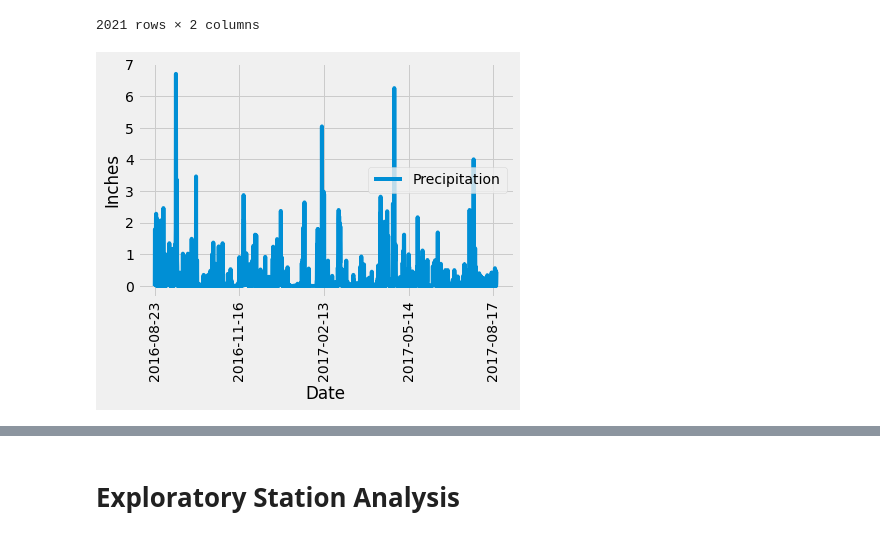
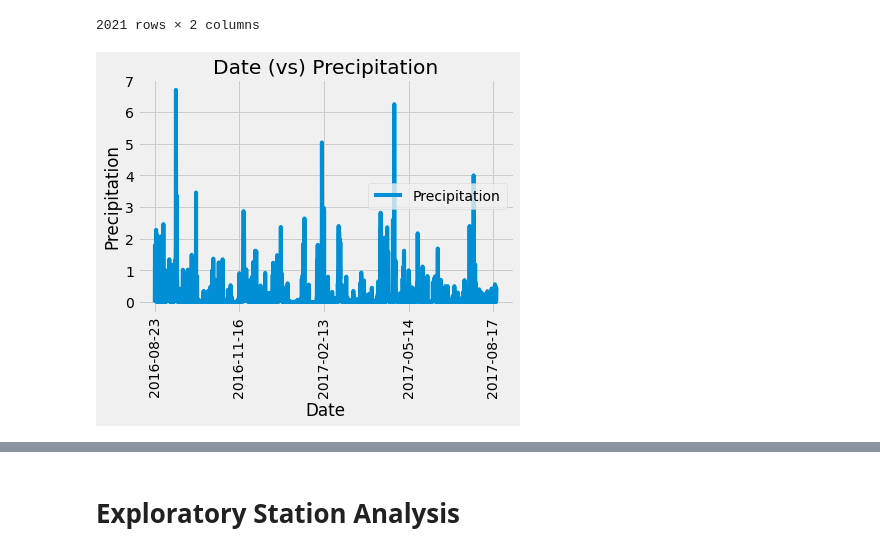
Before and after one commit to mattapallisravya/sqlalchemy-challenge, a Jupyter notebook: surfs_up/climate.ipynb, the cells around one changed output, grey strips where cells are left out. Drawn from its saved outputs; the diff is of its cells as text; code cells hidden in the pictures.

```diff
--- a/surfs_up/climate.ipynb
+++ b/surfs_up/climate.ipynb
@@ -77,17 +78,13 @@ prcp_df
 | 2229 | 2017-08-23 | 0.45 |
 2021 rows × 2 columns
 # %%
-# Plotting with Matplotlib
-#prcp_df.plot.bar(use_index=True , y = 'Precipitation')
-# plt.bar(prcp_df.index.values ,prcp_df.Precipitation)
-# plt.xticks(rotation='vertical')
-# plt.show()
-# df = df.sort_values("date")
+# Bar Chart
 prcp_df.plot(x='Date', y='Precipitation', rot=90)
 plt.xlabel("Date")
-plt.ylabel("Inches")
+plt.ylabel("Precipitation")
+plt.title("Date (vs) Precipitation")
 plt.show()
 # %% [output]
-[figure, old version]
+[figure, new version]
 # %%
 # Use Pandas to calcualte the summary statistics for the precipitation data
```
Also changed, not shown: parts of 8 cells of this notebook.
